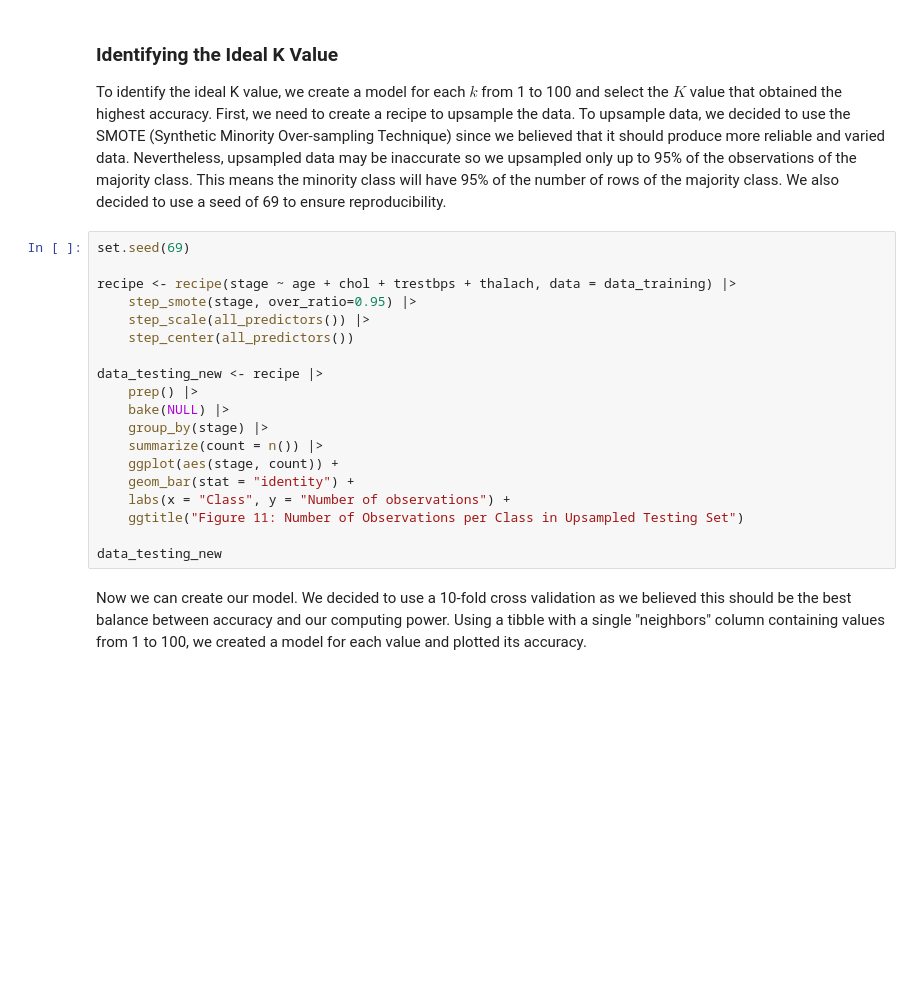
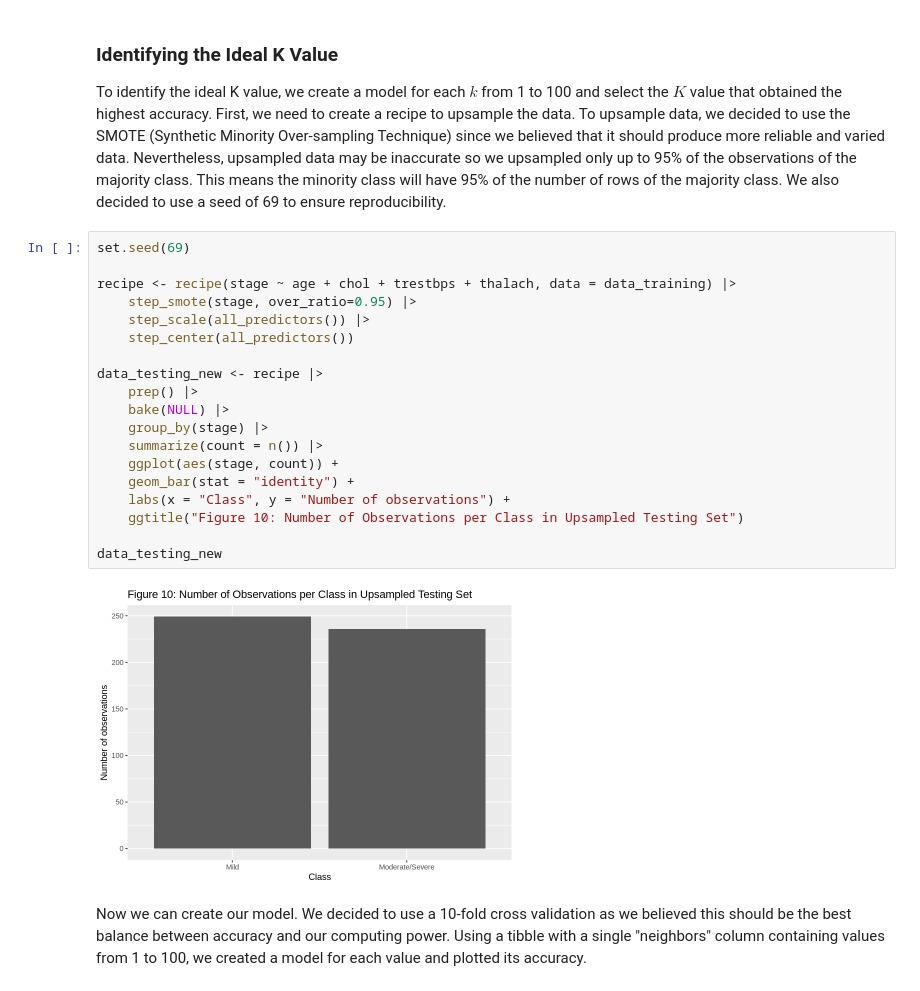
Before and after one commit to clay-arras/DSCI100GroupProject, a Jupyter notebook: DSCI100_Group30_Report.ipynb, the cells around one changed output. Saved outputs shown, nothing was run; the diff lists cells and outputs as text; blank space fills up the shorter version.

```diff
--- a/DSCI100_Group30_Report.ipynb
+++ b/DSCI100_Group30_Report.ipynb
@@ -210,22 +322,24 @@ To identify the ideal K value, we create a model for each $k$ from 1 to 100 and
 # %%
 set.seed(69)
 
 recipe <- recipe(stage ~ age + chol + trestbps + thalach, data = data_training) |>
     step_smote(stage, over_ratio=0.95) |>
     step_scale(all_predictors()) |>
     step_center(all_predictors())
 
 data_testing_new <- recipe |>
     prep() |>
     bake(NULL) |>
     group_by(stage) |>
     summarize(count = n()) |>
     ggplot(aes(stage, count)) +
     geom_bar(stat = "identity") +
     labs(x = "Class", y = "Number of observations") +
-    ggtitle("Figure 11: Number of Observations per Class in Upsampled Testing Set")
+    ggtitle("Figure 10: Number of Observations per Class in Upsampled Testing Set")
 
 data_testing_new
+# %% [output]
+[figure, added]
 # %% [markdown]
 Now we can create our model. We decided to use a 10-fold cross validation as we believed this should be the best balance between accuracy and our computing power. Using a tibble with a single "neighbors" column containing values from 1 to 100, we created a model for each value and plotted its accuracy.
 # %%
```
Also changed, not shown: parts of 31 cells of this notebook.
